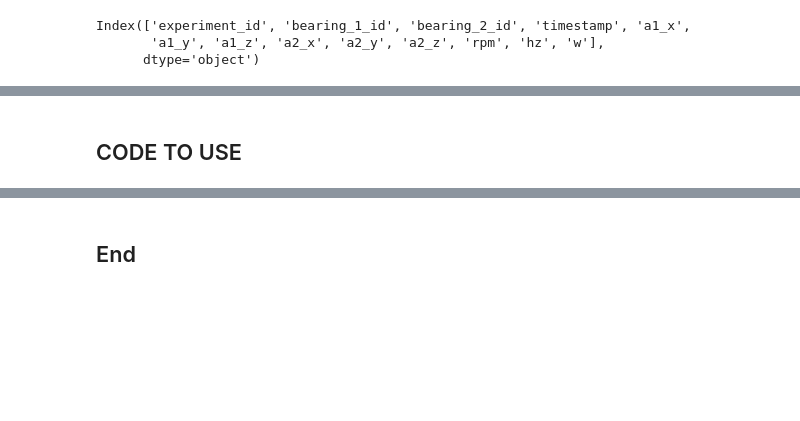
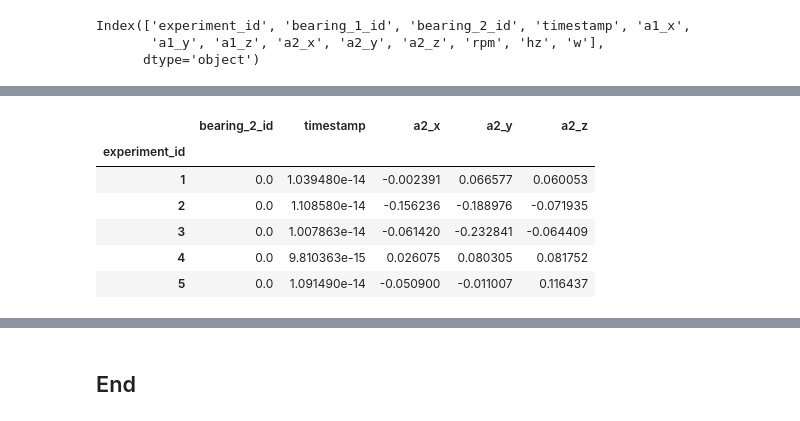
Before and after one commit to JayeshItaliya86/challenge-classification, a Jupyter notebook: bearing challenge_classification.ipynb, the cells around one changed output, grey strips where cells are left out. Cells and saved outputs as stored; diff of their text form; code cells hidden in the pictures; blank space fills up the shorter version.

```diff
--- a/bearing challenge_classification.ipynb
+++ b/bearing challenge_classification.ipynb
@@ -120,5 +96,3 @@ Index(['experiment_id', 'bearing_1_id', 'bearing_2_id', 'timestamp', 'a1_x',
 # %%
 df_train = df_train.drop(['bearing_1_id','a1_x','a1_y','a1_z','rpm', 'hz', 'w' ], axis = 1)
-# %% [markdown]
-## CODE TO USE
 # %%
@@ -128,0 +103,2 @@ std_set = df_train.groupby(['experiment_id'], as_index = True).std()
+# %%
+skew_set = df_train.groupby(['experiment_id']).skew()
@@ -128,0 +107,10 @@ std_set = df_train.groupby(['experiment_id'], as_index = True).std()
+# %%
+skew_set.head(5)
+# %% [output]
+|  | bearing_2_id | timestamp | a2_x | a2_y | a2_z |
+| experiment_id |  |  |  |  |  |
+| 1 | 0.0 | 1.039480e-14 | -0.002391 | 0.066577 | 0.060053 |
+| 2 | 0.0 | 1.108580e-14 | -0.156236 | -0.188976 | -0.071935 |
+| 3 | 0.0 | 1.007863e-14 | -0.061420 | -0.232841 | -0.064409 |
+| 4 | 0.0 | 9.810363e-15 | 0.026075 | 0.080305 | 0.081752 |
+| 5 | 0.0 | 1.091490e-14 | -0.050900 | -0.011007 | 0.116437 |
```
Also changed, not shown: parts of 30 cells of this notebook.
